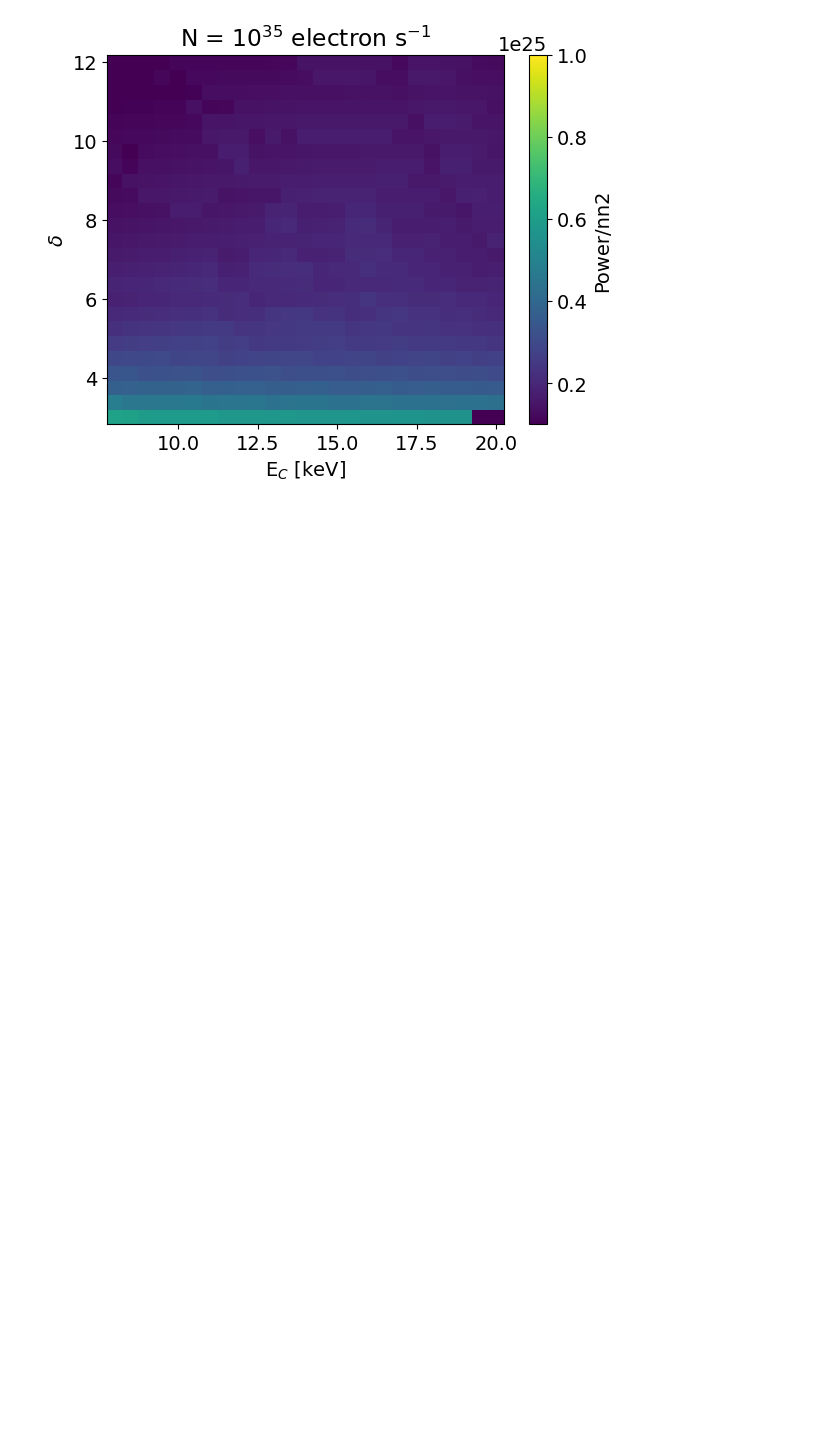
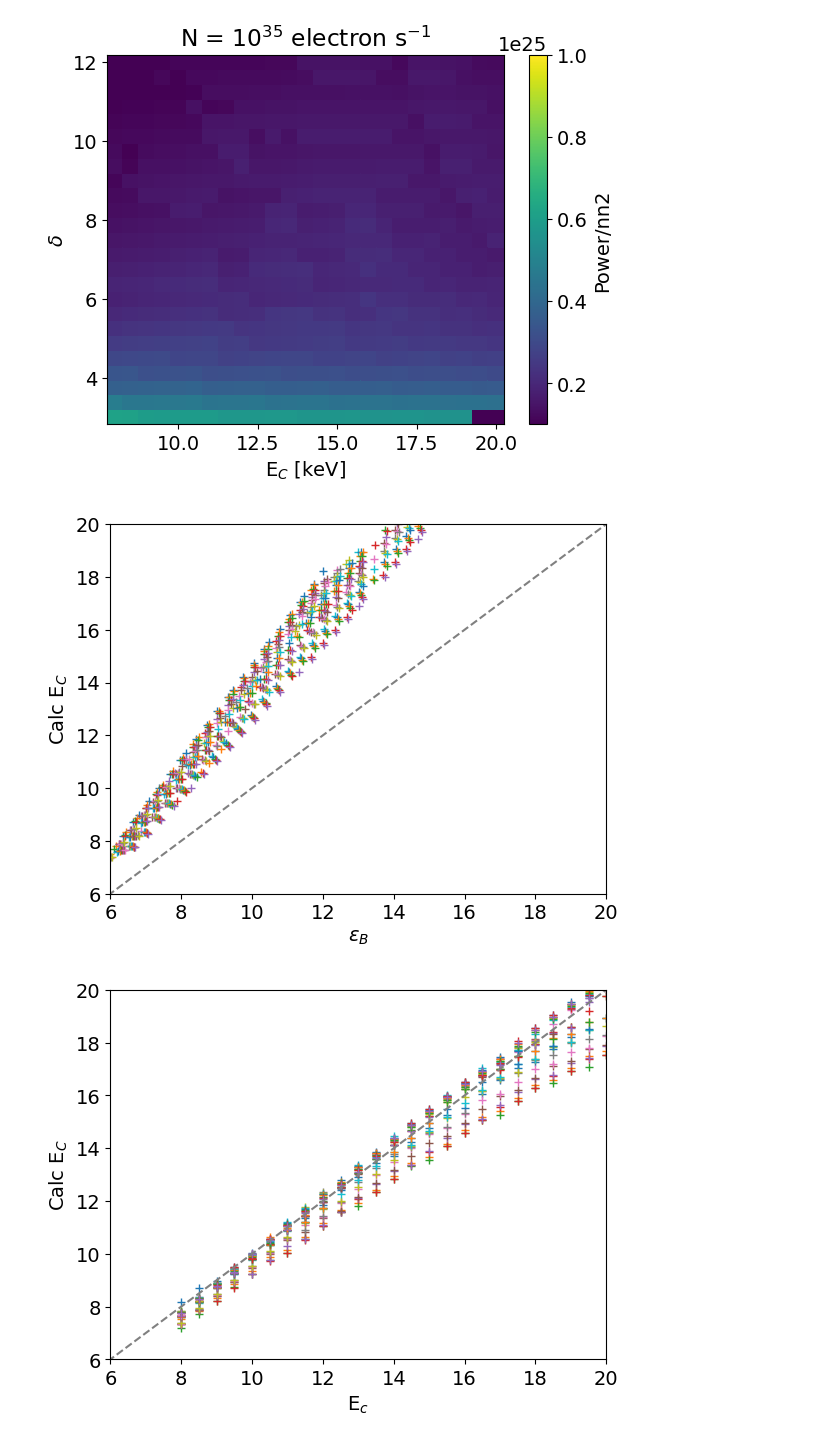
Before and after one commit to ianan/wee_2024, a Jupyter notebook: nnpow_calc.ipynb, the cells around one changed output. Cells and saved outputs as stored; diff of their text form; code cells hidden in the pictures; blank space fills up the shorter version.

```diff
--- a/nnpow_calc.ipynb
+++ b/nnpow_calc.ipynb
@@ -182,3 +187,25 @@ plt.colorbar(label='Power/nn2')
 plt.show()
 # %% [output]
 [figure]
+# %%
+plt.plot(eb,ecc,'+')
+plt.xlim([6,20])
+plt.ylim([6,20])
+plt.xlabel('$\epsilon_B$')
+plt.ylabel('Calc E$_C$')
+plt.plot([2,20],[2,20],'--',color='grey')
+plt.show()
+
+plt.plot(ec,ecc,'+')
+plt.xlim([6,20])
+plt.ylim([6,20])
+plt.plot([2,20],[2,20],'--',color='grey')
+plt.xlabel('E$_c$')
+plt.ylabel('Calc E$_C$')
+plt.show()
+
+# So calculated E_C always bigger than \epsilon_B
+# So true E_C about same or slightly bigger than calculated E_C from \epsilon_B
+# %% [output]
+[figure, added]
+[figure, added]
```
Also changed, not shown: parts of 2 cells of this notebook.
